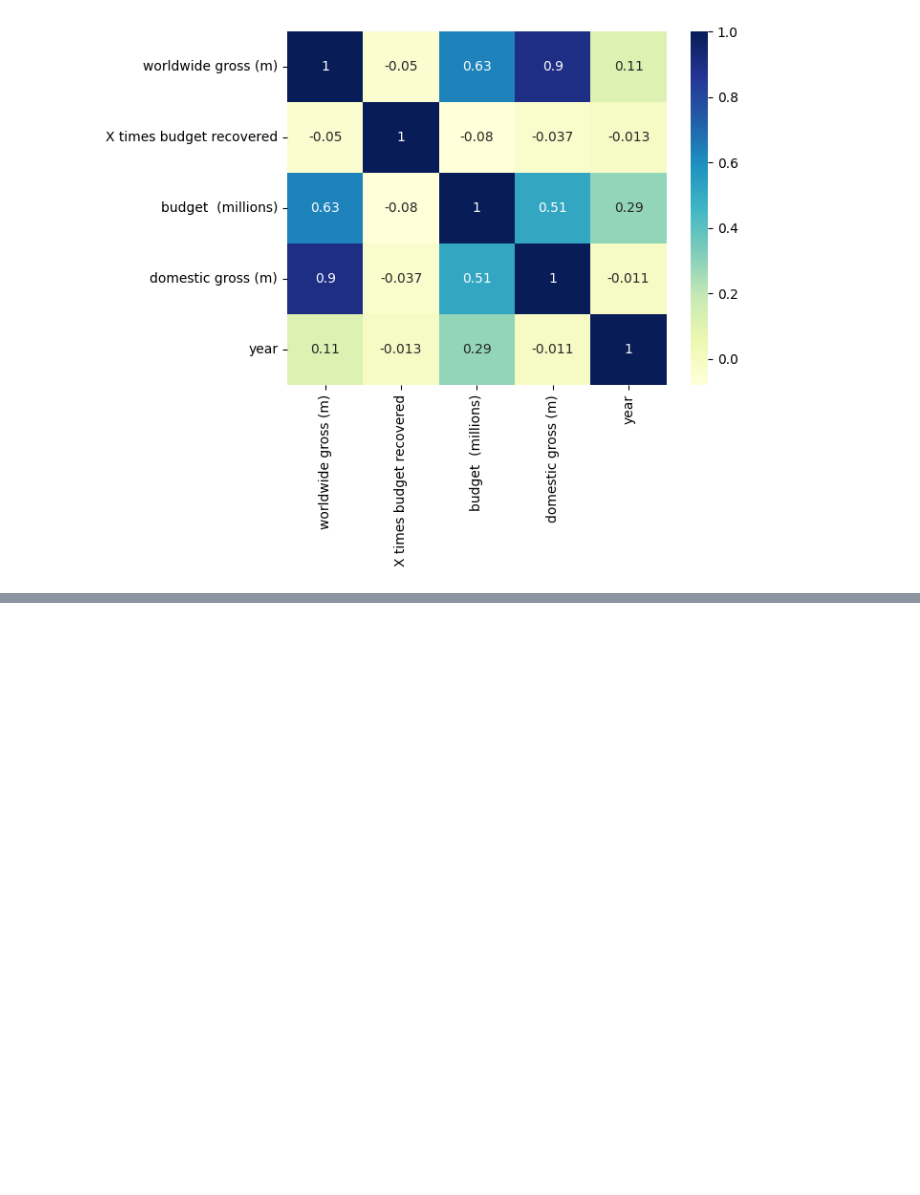
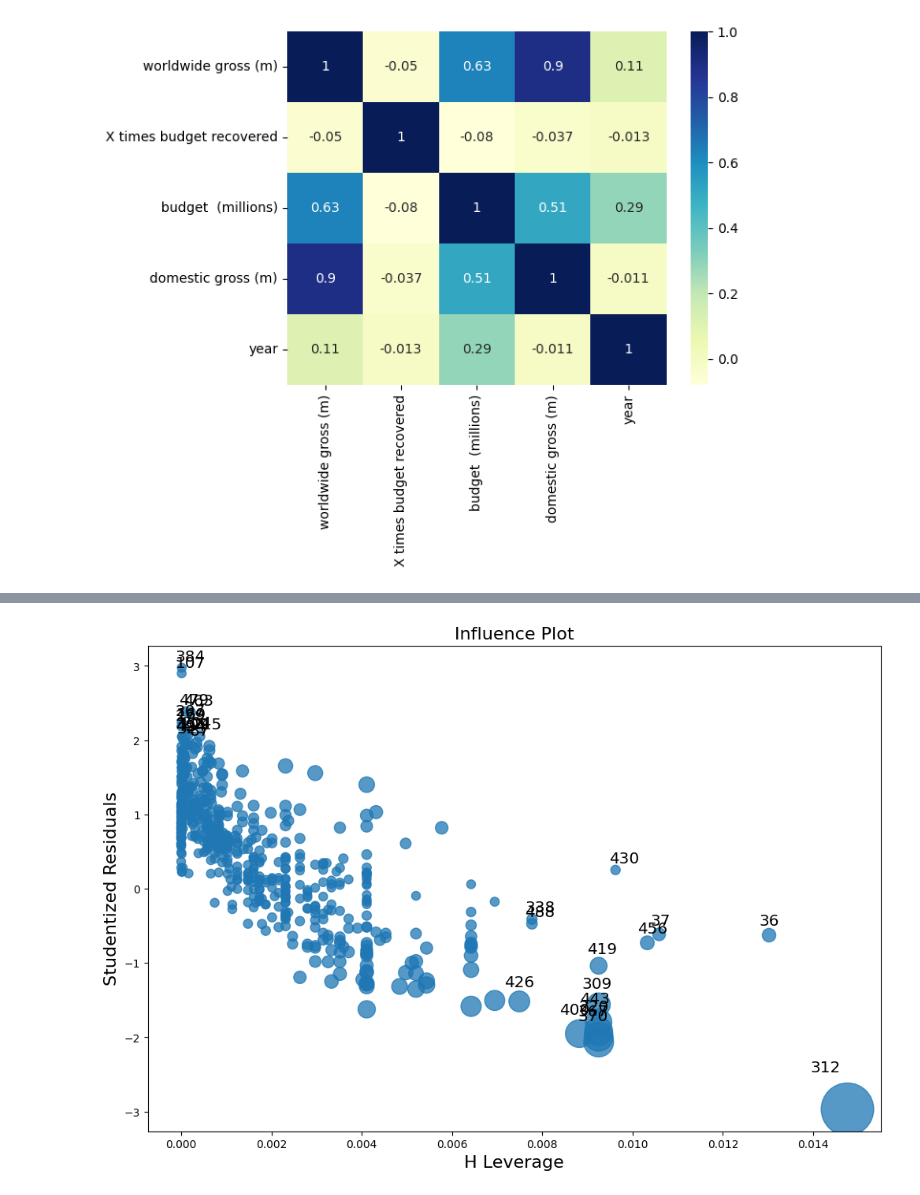
Before and after one commit to IanFranklin/Final_Project_Team_Jupiter, a Jupyter notebook: Notebooks/Untitled.ipynb, the cells around one changed output, grey strips where cells are left out. Saved outputs shown, nothing was run; the diff lists cells and outputs as text; code cells hidden in the pictures; blank space fills up the shorter version.

```diff
--- a/Notebooks/Untitled.ipynb
+++ b/Notebooks/Untitled.ipynb
@@ -302,10 +304,10 @@ _ = ax.scatter(residual, pred_val)
 # %%
 ## next test for Homoscedasticity for domestic gross
 
-x = Domestic_LR['budget  (millions)']
-y = Domestic_LR['domestic gross (m)SQRT']
+x2 = Domestic_LR['budget  (millions)']
+y2 = Domestic_LR['domestic gross (m)SQRT']
 
-DomesticLR_model = sm.OLS(y,x).fit()
+DomesticLR_model = sm.OLS(y2,x2).fit()
 # %%
 ## next plot the residuals from the model
 
@@ -386,0 +395,5 @@ sns.heatmap(top500movies_df.corr(), cmap="YlGnBu", annot=True)
+# %%
+fig, ax = plt.subplots(figsize=(12,8))
+fig = sm.graphics.influence_plot(DomesticLR_model, alpha = .05, ax = ax, criterion="cooks")
+# %% [output]
+[figure, added]
```
Also changed, not shown: parts of 64 cells of this notebook.
